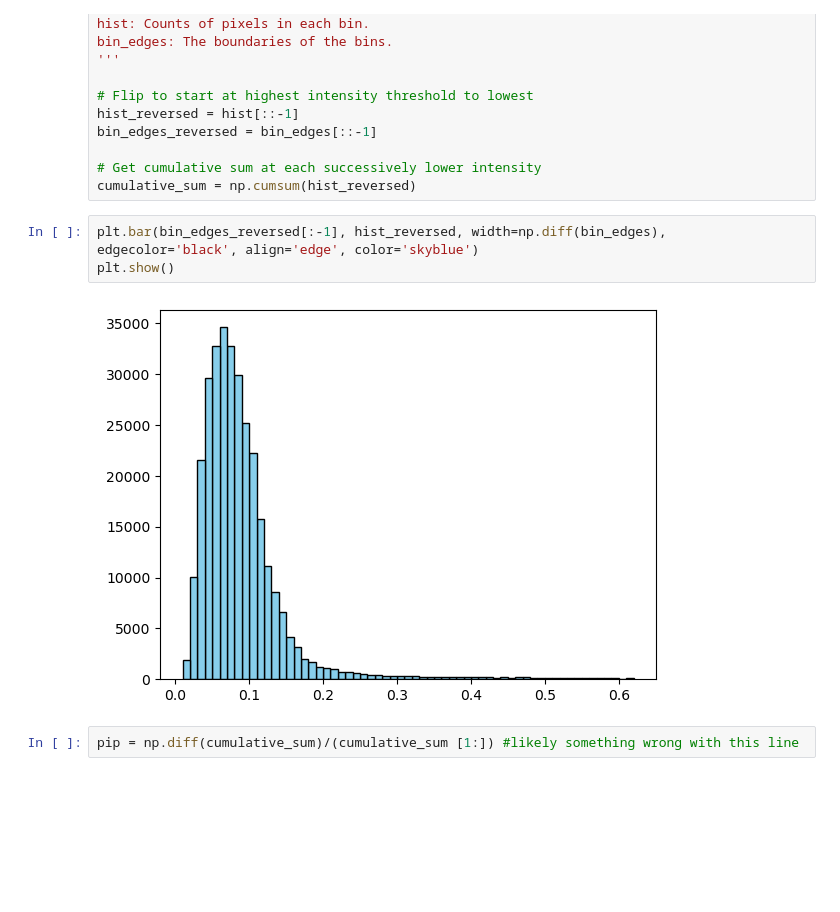
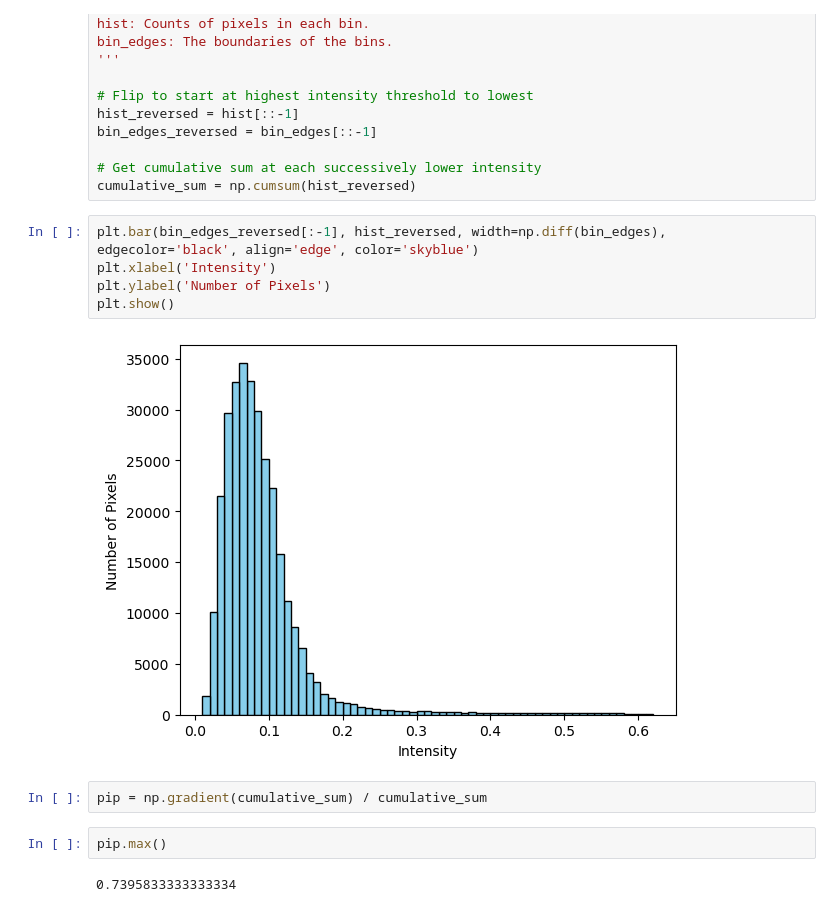
Before and after one commit to irene146/whitecaps, a Jupyter notebook: v1.1.ipynb, the cells around one changed output. Saved outputs shown, nothing was run; the diff lists cells and outputs as text; blank space fills up the shorter version.

Commit message:
plots

```diff
--- a/v1.1.ipynb
+++ b/v1.1.ipynb
@@ -80,10 +84,16 @@ bin_edges_reversed = bin_edges[::-1]
 cumulative_sum = np.cumsum(hist_reversed)
 # %%
 plt.bar(bin_edges_reversed[:-1], hist_reversed, width=np.diff(bin_edges), edgecolor='black', align='edge', color='skyblue')
+plt.xlabel('Intensity')
+plt.ylabel('Number of Pixels')
 plt.show()
 # %% [output]
-[figure, old version]
+[figure, new version]
 # %%
-pip = np.diff(cumulative_sum)/(cumulative_sum [1:]) #likely something wrong with this line
+pip = np.gradient(cumulative_sum) / cumulative_sum
+# %%
+pip.max()
+# %% [output]
+0.7395833333333334
 # %%
 
```
Also changed, not shown: parts of 9 cells of this notebook.
